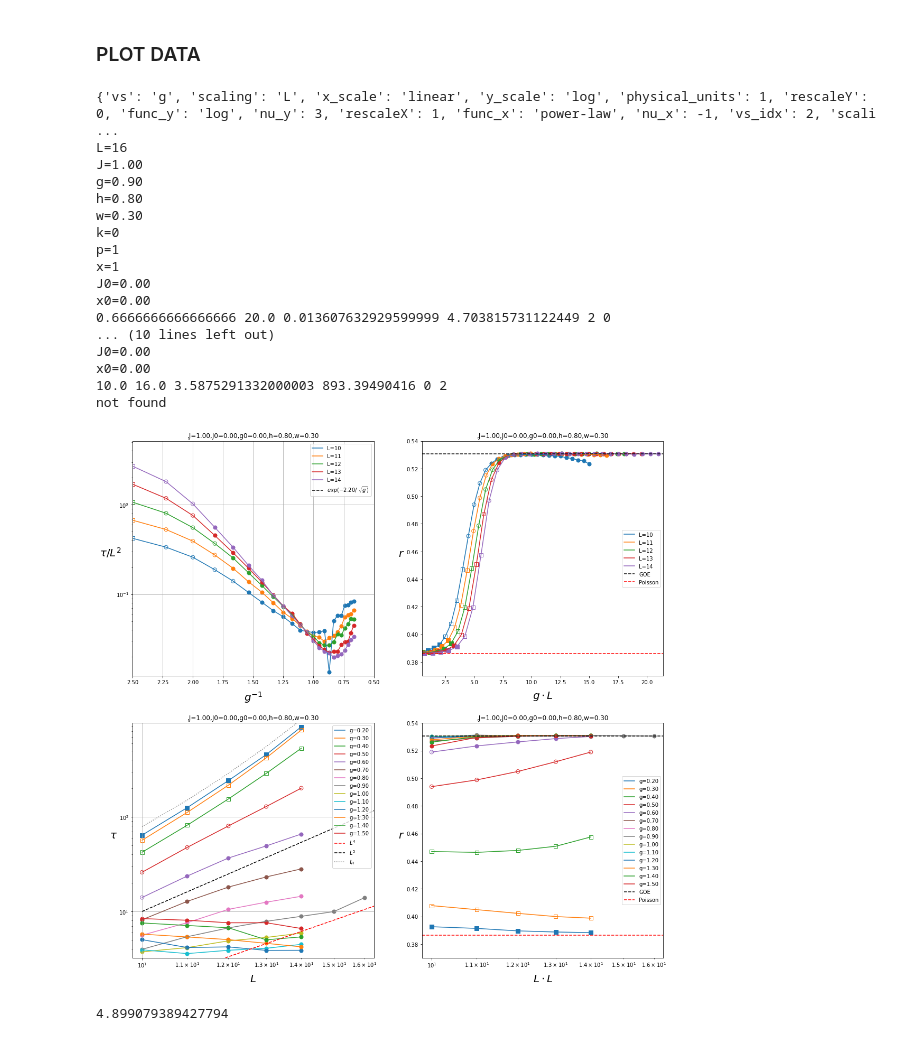
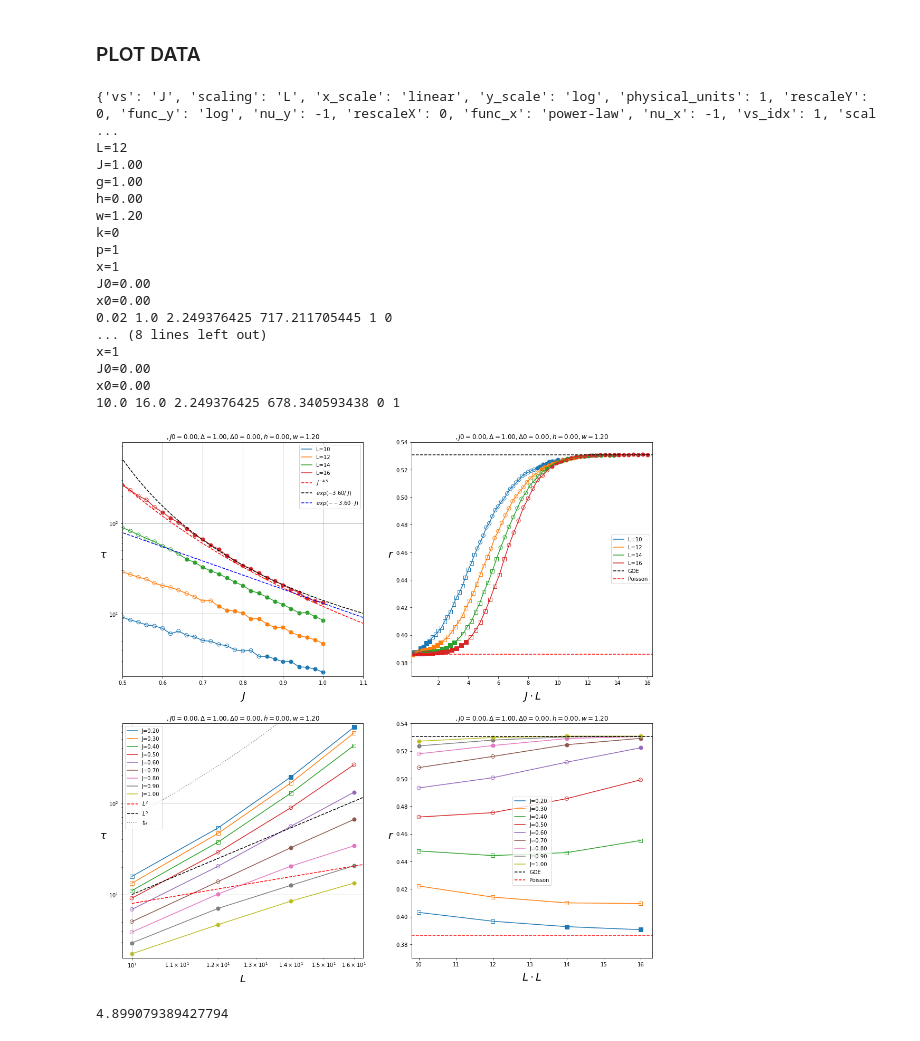
Before and after one commit to makskliczkowski/Transverse_Ising_ETH, a Jupyter notebook: IsignTransverse_ETH/Python/sff_thouless.ipynb, the cells around one changed output. Cells and saved outputs as stored; diff of their text form; code cells hidden in the pictures.

```diff
--- a/IsignTransverse_ETH/Python/sff_thouless.ipynb
+++ b/IsignTransverse_ETH/Python/sff_thouless.ipynb
@@ -70,58 +70,58 @@ fig, ((axis1, axis2), (axis3, axis4)) = plt.subplots(2,2)
 fig.set_size_inches(18,18)
 thouless.plot(axis1, axis2)
 
-x = np.array(range(1, 150)) / 100.
+x = np.array(range(1, 450)) / 100.
 sclabel = cf.plot_settings.settings['vs']
 if cf.plot_settings.settings['vs_idx'] == 2:
     sclabel = hfun.var_name
-#axis1.plot(cf.plot_settings.rescale(x, 'x'), (6e1 / (x/0.4)**2), ls='--', color='red', label=r"${%s}^{-2}$"%sclabel)
-#axis1.plot(cf.plot_settings.rescale(x, 'x'), (3.3e1 / (x/0.4)**1.5), ls='--', color='blue', label=r"${%s}^{-1.5}$"%sclabel)
-#a=2.2;  axis1.plot(cf.plot_settings.rescale(x, 'x'), 1.5e1*np.exp(a / x**0.5 - a), ls='--', color='black', label=r"$exp(-%.2f /\ \sqrt{%s})$"%(a,sclabel))
-a=2.2;  axis1.plot(cf.plot_settings.rescale(x, 'x'), 9e0*np.exp(a / x**0.5 - a), ls='--', color='black', label=r"$exp(-%.2f /\ \sqrt{%s})$"%(a,sclabel))
+axis1.plot(cf.plot_settings.rescale(x, 'x'), (1.2e1 / (x)**4.5), ls='--', color='red', label=r"${%s}^{-4.5}$"%sclabel)
+#axis1.plot(cf.plot_settings.rescale(x, 'x'), (3.e1 / (x)**1.2), ls='--', color='blue', label=r"${%s}^{-1.2}$"%sclabel)
+a=3.6;  axis1.plot(cf.plot_settings.rescale(x, 'x'), 1.4e1*np.exp(a / x**1 - a), ls='--', color='black', label=r"$exp(-%.2f /\ %s)$"%(a,sclabel))
+a=-6.0;  axis1.plot(cf.plot_settings.rescale(x, 'x'), 1.3e1*np.exp(a * x**1 - a), ls='--', color='blue', label=r"$exp(-%.2f \cdot %s)$"%(a,sclabel))
 #axis1.plot(cf.plot_settings.rescale(x, 'x'), 1.2e1*np.exp(0.6 / x**2 - 1), ls='--', color='black', label=r"$exp(-0.6 /\ {%s}^2)$"%sclabel)
 
-axis1.set_xlim([cf.plot_settings.rescale(0.4, 'x'), cf.plot_settings.rescale(2.0, 'x')])
+axis1.set_xlim([cf.plot_settings.rescale(0.5, 'x'), cf.plot_settings.rescale(1.1, 'x')])
 #axis2.set_xlim([cf.plot_settings.rescale(0.01), cf.plot_settings.rescale(0.5)])
 axis1.legend()
 
 new_settings = cf.plot_settings
 new_settings.set_vs('L')
-new_settings.set_scaling('g')
+new_settings.set_scaling('J')
 new_settings.set_x_rescale(rescale = 0)
 new_settings.set_scales(xscale = 'log', yscale = 'log')
-cf.set_params(_g=0.55)
+#cf.set_params(_g=0.55)
 thouless.plot(axis3, axis4, new_settings.settings)
 
 def heisenberg_time(system_size):
     dim = 2**system_size
     chi = 0.341345
     return (chi * dim) / ( system_size**(0.5)  * np.sqrt(cf.J * cf.J + cf.h * cf.h + cf.g * cf.g + (cf.w * cf.w + cf.g0 * cf.g0 + cf.J0 * cf.J0) / 3.) )
 x = np.array(range(10, 19)).astype(np.float)
 sclabel = new_settings.settings['vs']
-n = 4;  axis3.plot(cf.plot_settings.rescale(x, 'x'), (1.6e0* (x/10.)**(n)), ls='--', color='red', label=r"${%s}^{%d}$"%(sclabel, n))
+n = 2;  axis3.plot(cf.plot_settings.rescale(x, 'x'), (8e0* (x/10.)**(n)), ls='--', color='red', label=r"${%s}^{%d}$"%(sclabel, n))
 n = 5;  axis3.plot(cf.plot_settings.rescale(x, 'x'), (1e1* (x/10.)**(n)), ls='--', color='black', label=r"${%s}^{%d}$"%(sclabel, n))
 axis3.plot(cf.plot_settings.rescale(x, 'x'), heisenberg_time(x), ls=':', color='gray', label=r"$t_H$")
 axis3.legend()
 plt.show()
 
 print(np.log(10) / np.log(1.6))
 # %% [output]
-{'vs': 'g', 'scaling': 'L', 'x_scale': 'linear', 'y_scale': 'log', 'physical_units': 1, 'rescaleY': 0, 'func_y': 'log', 'nu_y': 3, 'rescaleX': 1, 'func_x': 'power-law', 'nu_x': -1, 'vs_idx': 2, 'scali ...
-L=16
+{'vs': 'J', 'scaling': 'L', 'x_scale': 'linear', 'y_scale': 'log', 'physical_units': 1, 'rescaleY': 0, 'func_y': 'log', 'nu_y': -1, 'rescaleX': 0, 'func_x': 'power-law', 'nu_x': -1, 'vs_idx': 1, 'scal ...
+L=12
 J=1.00
-g=0.90
-h=0.80
-w=0.30
+g=1.00
+h=0.00
+w=1.20
 k=0
 p=1
 x=1
 J0=0.00
 x0=0.00
-0.6666666666666666 20.0 0.013607632929599999 4.703815731122449 2 0
-... (10 lines left out)
+0.02 1.0 2.249376425 717.211705445 1 0
+... (8 lines left out)
+x=1
 J0=0.00
 x0=0.00
-10.0 16.0 3.5875291332000003 893.39490416 0 2
-not found
+10.0 16.0 2.249376425 678.340593438 0 1
-[figure, old version]
+[figure, new version]
 4.899079389427794
```
Also changed, not shown: parts of 2 cells of this notebook, 6 other files.
